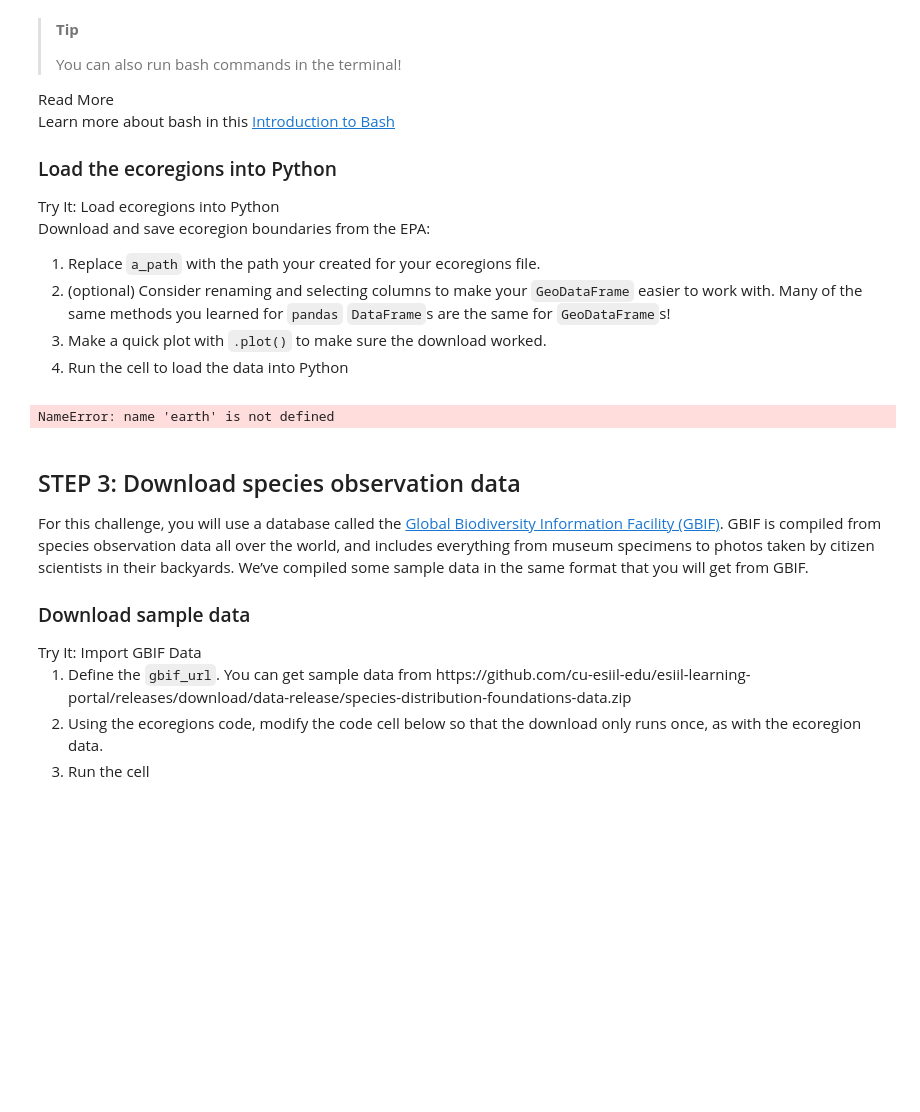
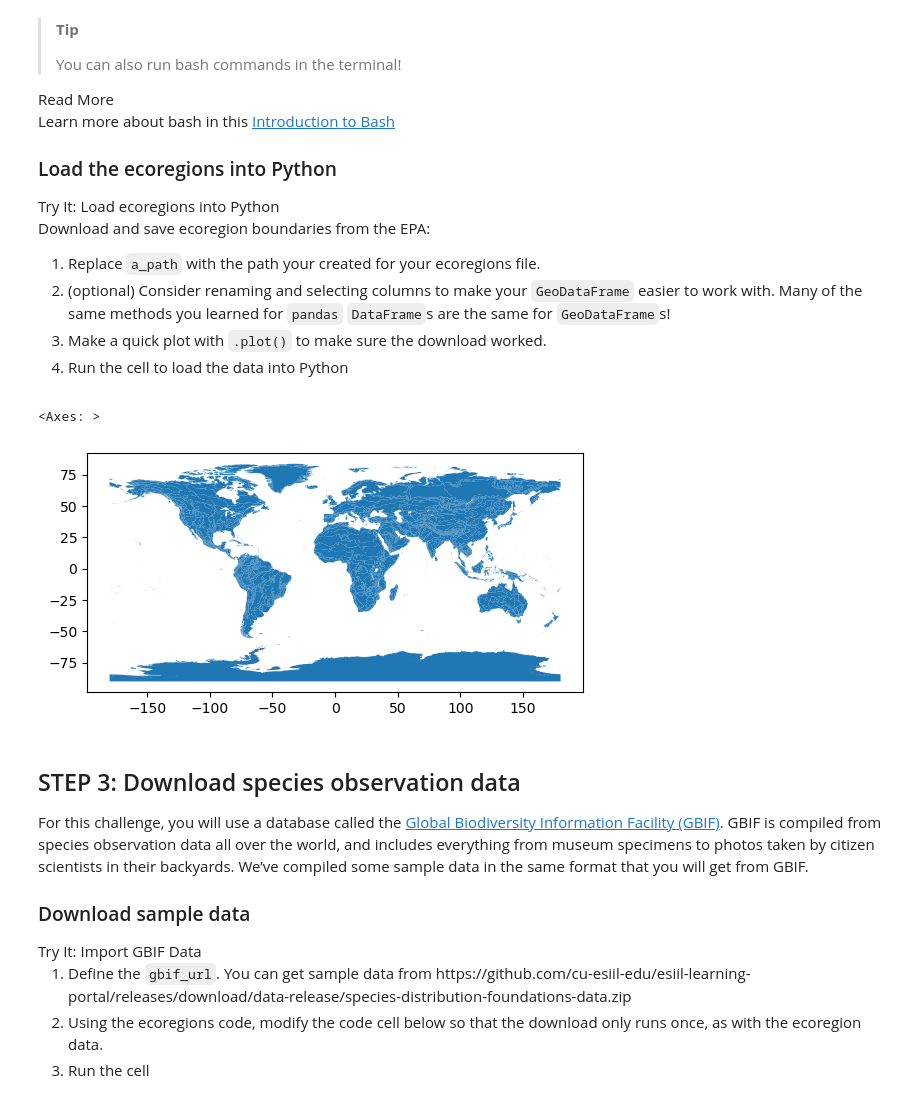
Before and after one commit to earthlab-education/foundations-of-earth-analytics-2024-species-distribution-coding-challenge-fundamentals-03-species-di, a Jupyter notebook: notebooks/species-distribution-31-wrangle.ipynb, the cells around one changed output. Cells and saved outputs as stored; diff of their text form; code cells hidden in the pictures; blank space fills up the shorter version.

Commit message:
Finally some progress on plot

```diff
--- a/notebooks/species-distribution-31-wrangle.ipynb
+++ b/notebooks/species-distribution-31-wrangle.ipynb
@@ -149,21 +150,13 @@ download worked.</li>
 </ol></div></div>
 # %%
 # Open up the ecoregions boundaries
-ecoregions_gdf = (
-gpd.read_file(earth-analytics/data/species-project/ecoregions)
-.rename(columns={
-    'ECO_NAME': 'name',
-    'SHAPE_AREA': 'area'})
-    [['name', 'area', 'gemoetry']]
-)
+ecoregion_gdf = gpd.read_file(ecoregions_path)
 
-# Name the index so it will match the other data later on
-ecoregions_gdf.index.name = 'ecoregion'
-
-# Plot the ecoregions to check download
-ecoregions_gdf.plot(edgecolor='black', color='skyblue')
+# plot the ecoregions to check download
+ecoregion_gdf.plot()
 # %% [output]
-NameError: name 'earth' is not defined
+<Axes: >
+[figure, added]
 # %% [markdown]
 ## STEP 3: Download species observation data
 
```
Also changed, not shown: parts of 4 cells of this notebook, 1 other file.
